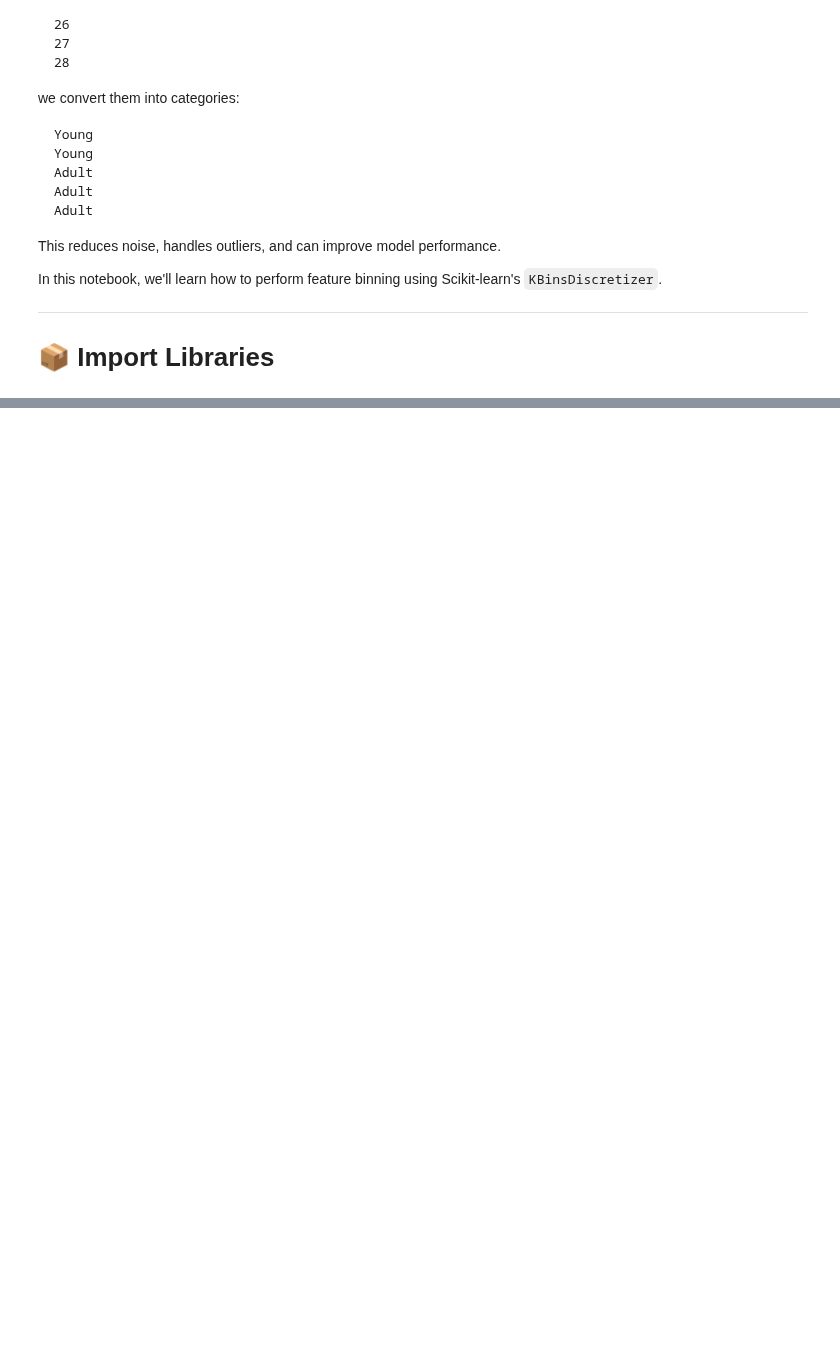
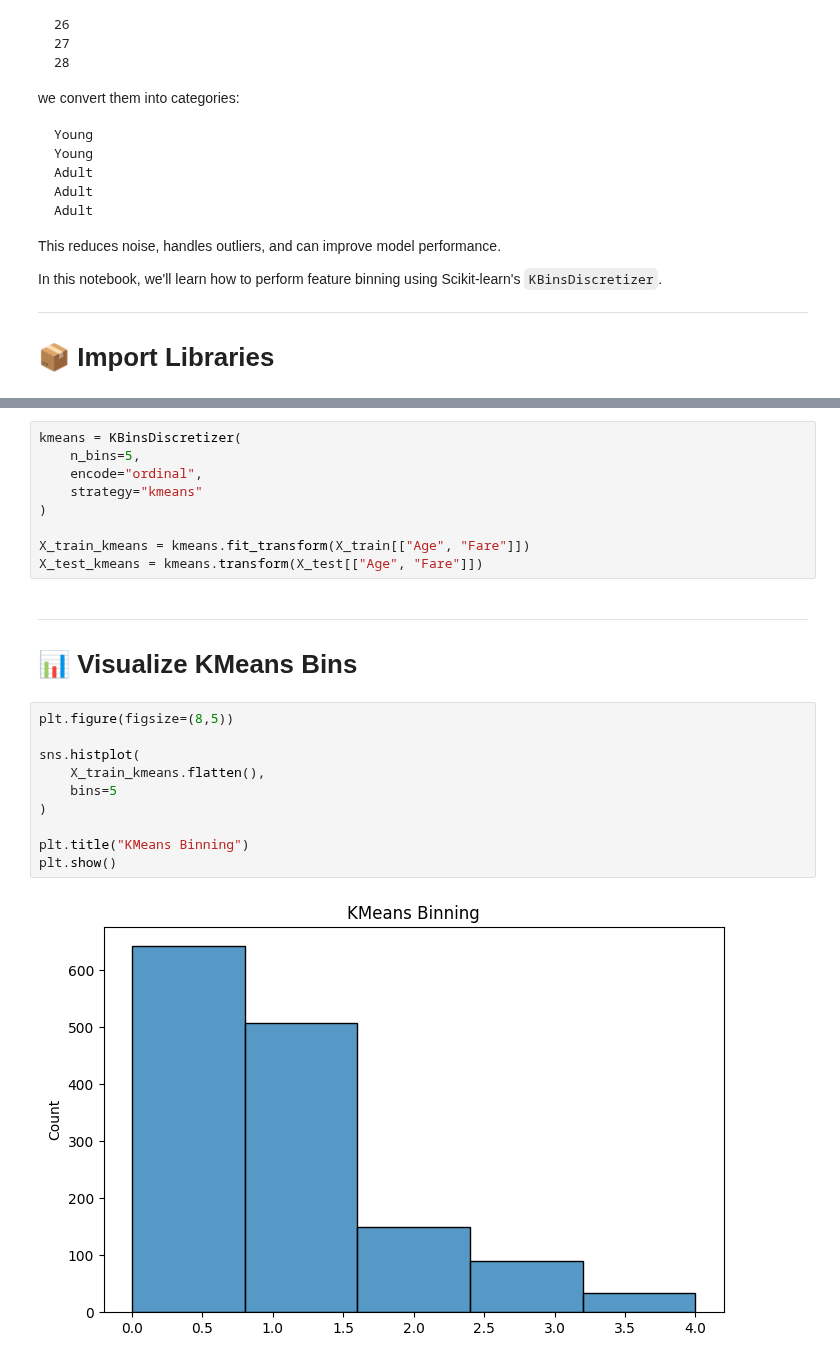
Before and after one commit to ahmedfakhar747/machine-learning-notebooks, a Jupyter notebook: 23_Binning_and_Discretization_in_Scikit_learn.ipynb, the cells around one changed output, grey strips where cells are left out. Drawn from its saved outputs; the diff is of its cells as text; blank space fills up the shorter version.

```diff
--- a/23_Binning_and_Discretization_in_Scikit_learn.ipynb
+++ b/23_Binning_and_Discretization_in_Scikit_learn.ipynb
@@ -399,0 +277,25 @@ This notebook fits naturally after your Power Transformer notebook because it co
+# %%
+kmeans = KBinsDiscretizer(
+    n_bins=5,
+    encode="ordinal",
+    strategy="kmeans"
+)
+
+X_train_kmeans = kmeans.fit_transform(X_train[["Age", "Fare"]])
+X_test_kmeans = kmeans.transform(X_test[["Age", "Fare"]])
+# %% [markdown]
+---
+
+# 📊 Visualize KMeans Bins
+# %%
+plt.figure(figsize=(8,5))
+
+sns.histplot(
+    X_train_kmeans.flatten(),
+    bins=5
+)
+
+plt.title("KMeans Binning")
+plt.show()
+# %% [output]
+[figure, added]
```
Also changed, not shown: parts of 38 cells of this notebook.
